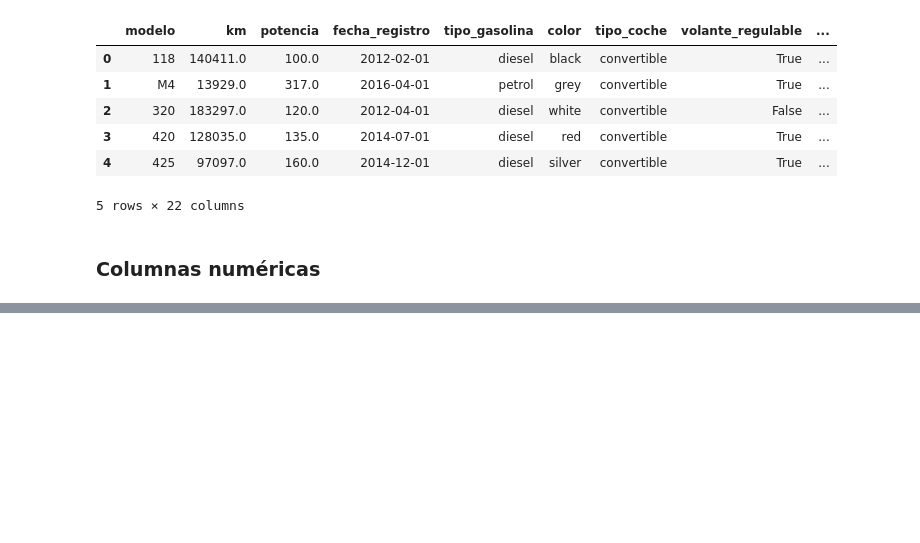
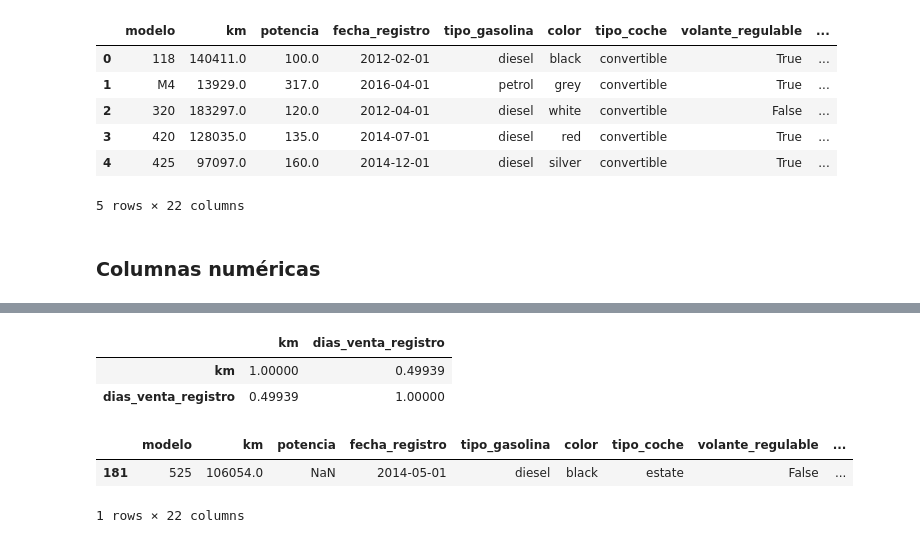
Before and after one commit to Rodrixx05/bmw-pricing, a Jupyter notebook: bmw_pricing_project.ipynb, the cells around one changed output, grey strips where cells are left out. Drawn from its saved outputs; the diff is of its cells as text; code cells hidden in the pictures; blank space fills up the shorter version.

```diff
--- a/bmw_pricing_project.ipynb
+++ b/bmw_pricing_project.ipynb
@@ -286,0 +292,22 @@ list(format_df.describe().drop(columns = target).columns)
+# %%
+# Para los km, se hará una regresión lineal con el tiempo entre la fecha de registro y la fecha de venta.
+# A nivel de negocio considero que estas variables tendrían que tener relación
+format_df[['km', 'dias_venta_registro']].corr()
+# %% [output]
+|  | km | dias_venta_registro |
+| km | 1.00000 | 0.49939 |
+| dias_venta_registro | 0.49939 | 1.00000 |
+# %%
+# Se asigna el kilometraje del coche en función de los días entre venta y registro mediante un modelo lineal
+train_sample_km = format_df[['dias_venta_registro', 'km']].dropna()
+model_km = LinearRegression()
+model_km.fit(np.array(train_sample_km['dias_venta_registro']).reshape(-1, 1), np.array(train_sample_km['km']))
+null_values = format_df[format_df['km'].isnull()].index
+format_df.loc[null_values, 'km'] = model_km.predict(np.array(format_df.loc[null_values, 'dias_venta_registro']).reshape(-1, 1))
+# %%
+# Se asigna la potencia restante del coche a partir del modelo y el tipo de gasolina
+format_df[format_df['potencia'].isnull()]
+# %% [output]
+|  | modelo | km | potencia | fecha_registro | tipo_gasolina | color | tipo_coche | volante_regulable | ... |
+| 181 | 525 | 106054.0 | NaN | 2014-05-01 | diesel | black | estate | False | ... |
+1 rows × 22 columns
```
Also changed, not shown: parts of 6 cells of this notebook.
